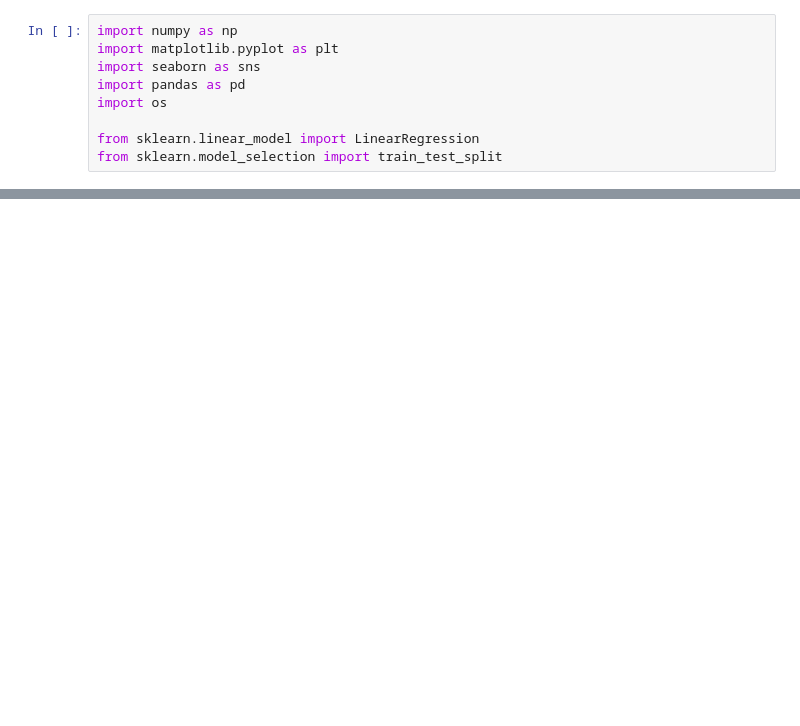
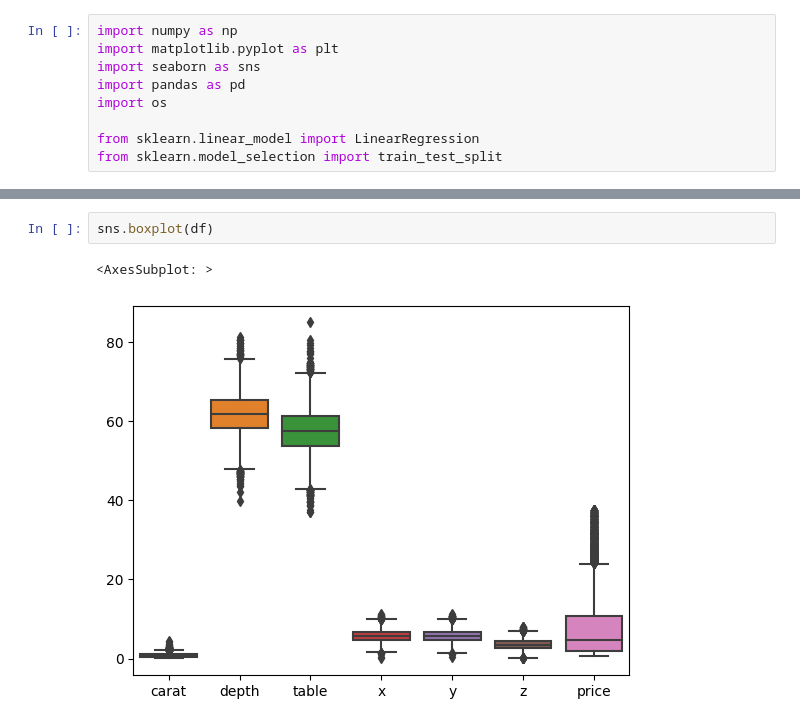
Before and after one commit to virajsanganeria/RUGVED_TaskPhase, a Jupyter notebook: rugvedt2.ipynb, the cells around one changed output, grey strips where cells are left out. Cells and saved outputs as stored; diff of their text form; blank space fills up the shorter version.

```diff
--- a/rugvedt2.ipynb
+++ b/rugvedt2.ipynb
@@ -14,0 +86,5 @@ FileNotFoundError: [Errno 2] No such file or directory: 'train1.csv'
+# %%
+sns.boxplot(df)
+# %% [output]
+<AxesSubplot: >
+[figure, added]
```
Also changed, not shown: parts of 27 cells of this notebook.
